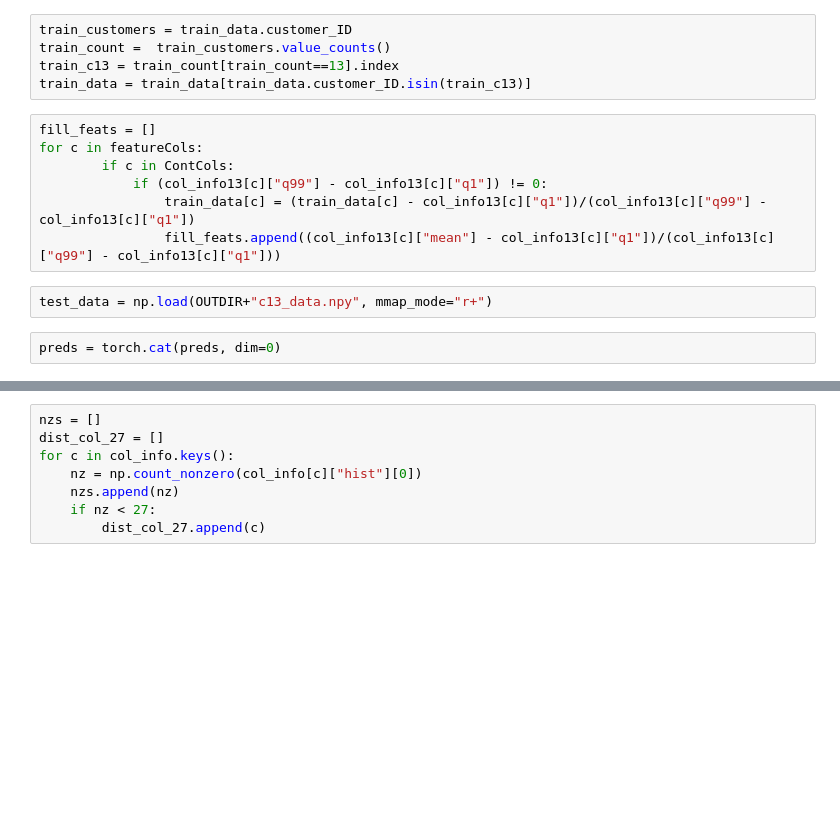
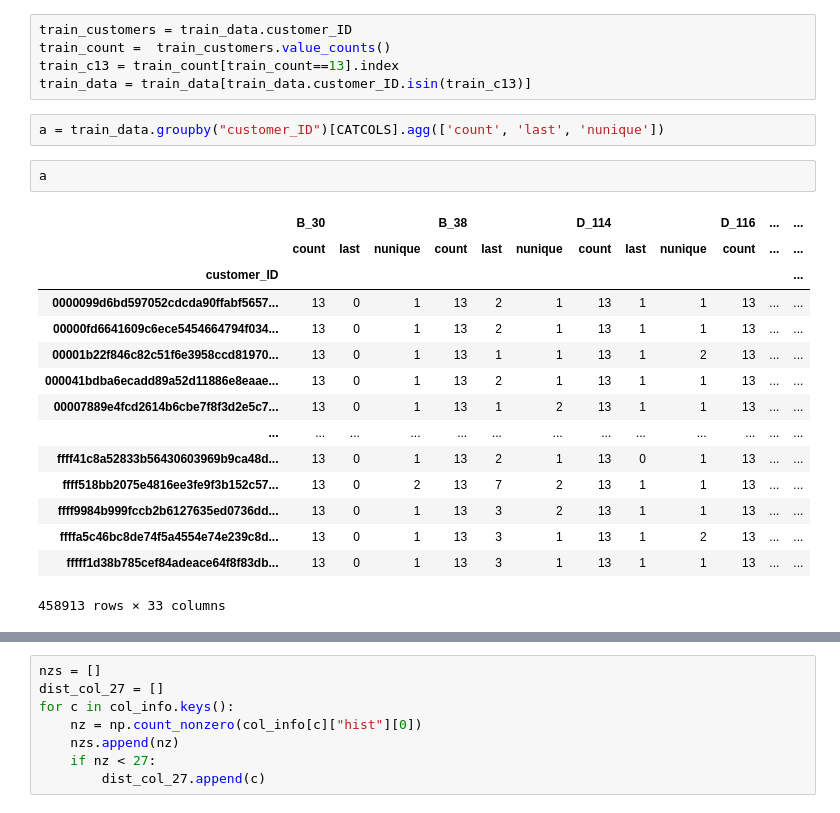
Before and after one commit to NimaMan/probability_of_deafult_prediction, a Jupyter notebook: scripts/ipynb_scripts/temp.ipynb, the cells around one changed output, grey strips where cells are left out. Drawn from its saved outputs; the diff is of its cells as text; blank space fills up the shorter version.

```diff
--- a/scripts/ipynb_scripts/temp.ipynb
+++ b/scripts/ipynb_scripts/temp.ipynb
@@ -21,14 +21,23 @@ train_customers = train_data.customer_ID
 train_count =  train_customers.value_counts()
 train_c13 = train_count[train_count==13].index
 train_data = train_data[train_data.customer_ID.isin(train_c13)]
-# %%
-fill_feats = []
-for c in featureCols:
-        if c in ContCols:
-            if (col_info13[c]["q99"] - col_info13[c]["q1"]) != 0:
-                train_data[c] = (train_data[c] - col_info13[c]["q1"])/(col_info13[c]["q99"] - col_info13[c]["q1"])
-                fill_feats.append((col_info13[c]["mean"] - col_info13[c]["q1"])/(col_info13[c]["q99"] - col_info13[c]["q1"]))
-# %%
-test_data = np.load(OUTDIR+"c13_data.npy", mmap_mode="r+")
-# %%
-preds = torch.cat(preds, dim=0)
+# %%
+a = train_data.groupby("customer_ID")[CATCOLS].agg(['count', 'last', 'nunique'])
+# %%
+a
+# %% [output]
+|  | B_30 |  |  | B_38 |  |  | D_114 |  |  | D_116 | ... | ... |
+|  | count | last | nunique | count | last | nunique | count | last | nunique | count | ... | ... |
+| customer_ID |  |  |  |  |  |  |  |  |  |  |  | ... |
+| 0000099d6bd597052cdcda90ffabf5657... | 13 | 0 | 1 | 13 | 2 | 1 | 13 | 1 | 1 | 13 | ... | ... |
+| 00000fd6641609c6ece5454664794f034... | 13 | 0 | 1 | 13 | 2 | 1 | 13 | 1 | 1 | 13 | ... | ... |
+| 00001b22f846c82c51f6e3958ccd81970... | 13 | 0 | 1 | 13 | 1 | 1 | 13 | 1 | 2 | 13 | ... | ... |
+| 000041bdba6ecadd89a52d11886e8eaae... | 13 | 0 | 1 | 13 | 2 | 1 | 13 | 1 | 1 | 13 | ... | ... |
+| 00007889e4fcd2614b6cbe7f8f3d2e5c7... | 13 | 0 | 1 | 13 | 1 | 2 | 13 | 1 | 1 | 13 | ... | ... |
+| ... | ... | ... | ... | ... | ... | ... | ... | ... | ... | ... | ... | ... |
+| ffff41c8a52833b56430603969b9ca48d... | 13 | 0 | 1 | 13 | 2 | 1 | 13 | 0 | 1 | 13 | ... | ... |
+| ffff518bb2075e4816ee3fe9f3b152c57... | 13 | 0 | 2 | 13 | 7 | 2 | 13 | 1 | 1 | 13 | ... | ... |
+| ffff9984b999fccb2b6127635ed0736dd... | 13 | 0 | 1 | 13 | 3 | 2 | 13 | 1 | 1 | 13 | ... | ... |
+| ffffa5c46bc8de74f5a4554e74e239c8d... | 13 | 0 | 1 | 13 | 3 | 1 | 13 | 1 | 2 | 13 | ... | ... |
+| fffff1d38b785cef84adeace64f8f83db... | 13 | 0 | 1 | 13 | 3 | 1 | 13 | 1 | 1 | 13 | ... | ... |
+458913 rows × 33 columns
```
Also changed, not shown: parts of 9 cells of this notebook, 9 other files.
